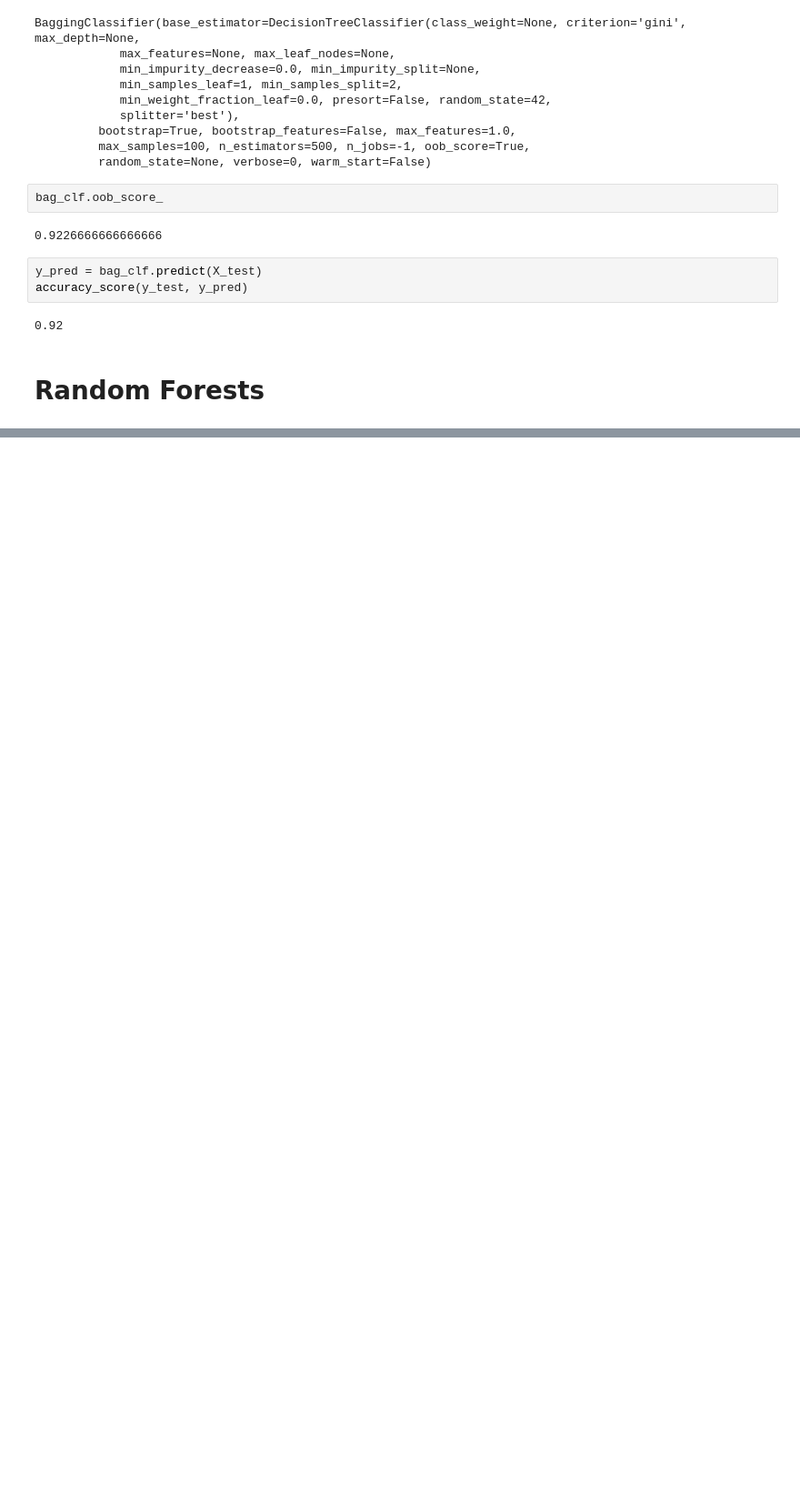
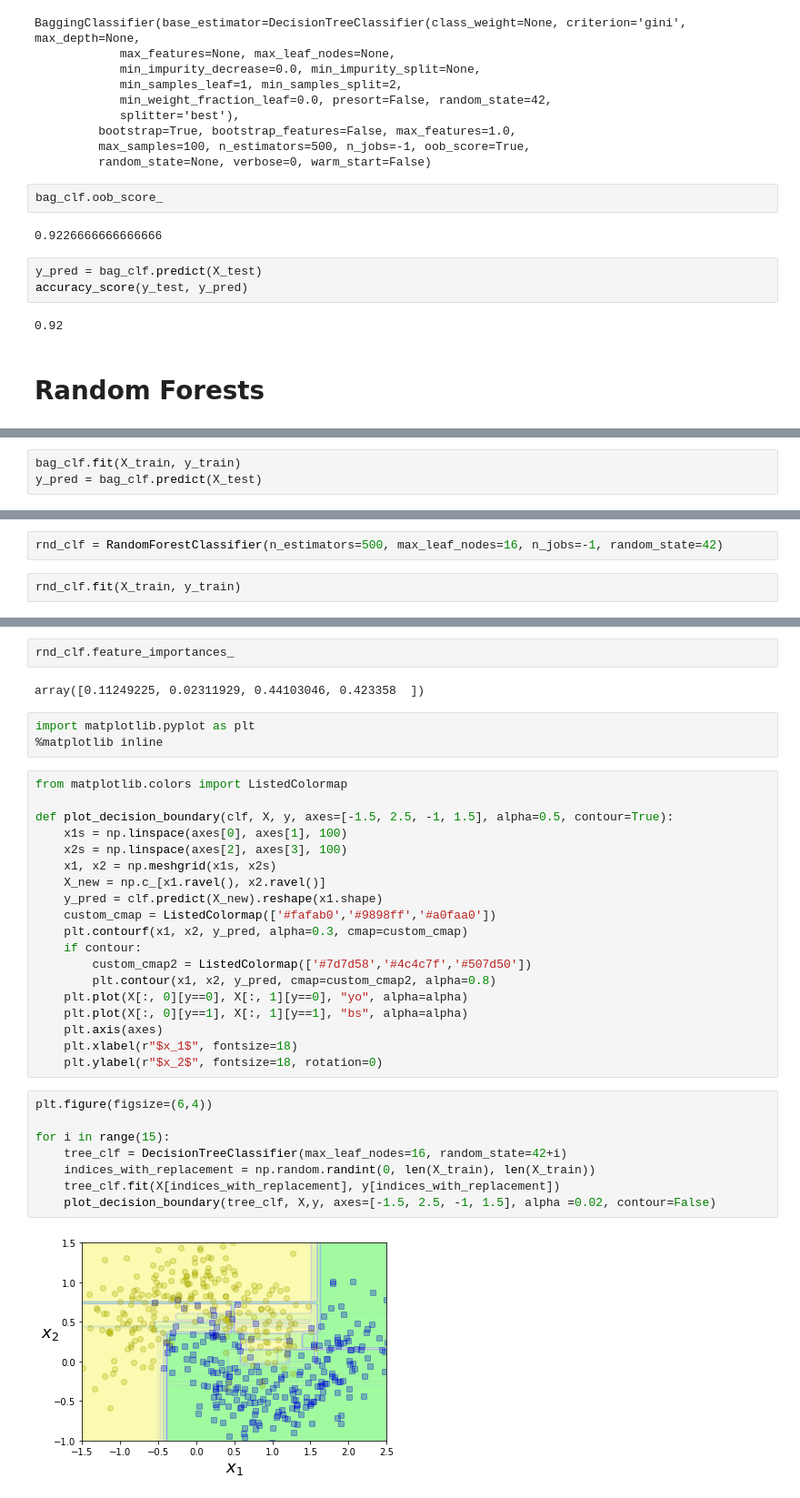
Before and after one commit to jpl1991/Machine-Learning, a Jupyter notebook: Jupyter/Hand_On_Machine_Learning/Ensemble learning and Random Forest.ipynb, the cells around one changed output, grey strips where cells are left out. Shown at 91% size. Saved outputs shown, nothing was run; the diff lists cells and outputs as text; blank space fills up the shorter version.

Commit message:
random forests

```diff
--- a/Jupyter/Hand_On_Machine_Learning/Ensemble learning and Random Forest.ipynb
+++ b/Jupyter/Hand_On_Machine_Learning/Ensemble learning and Random Forest.ipynb
@@ -116,0 +122,3 @@ accuracy_score(y_test, y_pred)
+# %%
+bag_clf.fit(X_train, y_train)
+y_pred = bag_clf.predict(X_test)
@@ -116,0 +127,4 @@ accuracy_score(y_test, y_pred)
+# %%
+rnd_clf = RandomForestClassifier(n_estimators=500, max_leaf_nodes=16, n_jobs=-1, random_state=42)
+# %%
+rnd_clf.fit(X_train, y_train)
@@ -116,0 +170,36 @@ accuracy_score(y_test, y_pred)
+# %%
+rnd_clf.feature_importances_
+# %% [output]
+array([0.11249225, 0.02311929, 0.44103046, 0.423358  ])
+# %%
+import matplotlib.pyplot as plt
+%matplotlib inline
+# %%
+from matplotlib.colors import ListedColormap
+
+def plot_decision_boundary(clf, X, y, axes=[-1.5, 2.5, -1, 1.5], alpha=0.5, contour=True):
+    x1s = np.linspace(axes[0], axes[1], 100)
+    x2s = np.linspace(axes[2], axes[3], 100)
+    x1, x2 = np.meshgrid(x1s, x2s)
+    X_new = np.c_[x1.ravel(), x2.ravel()]
+    y_pred = clf.predict(X_new).reshape(x1.shape)
+    custom_cmap = ListedColormap(['#fafab0','#9898ff','#a0faa0'])
+    plt.contourf(x1, x2, y_pred, alpha=0.3, cmap=custom_cmap)
+    if contour:
+        custom_cmap2 = ListedColormap(['#7d7d58','#4c4c7f','#507d50'])
+        plt.contour(x1, x2, y_pred, cmap=custom_cmap2, alpha=0.8)
+    plt.plot(X[:, 0][y==0], X[:, 1][y==0], "yo", alpha=alpha)
+    plt.plot(X[:, 0][y==1], X[:, 1][y==1], "bs", alpha=alpha)
+    plt.axis(axes)
+    plt.xlabel(r"$x_1$", fontsize=18)
+    plt.ylabel(r"$x_2$", fontsize=18, rotation=0)
+# %%
+plt.figure(figsize=(6,4))
+
+for i in range(15):
+    tree_clf = DecisionTreeClassifier(max_leaf_nodes=16, random_state=42+i)
+    indices_with_replacement = np.random.randint(0, len(X_train), len(X_train))
+    tree_clf.fit(X[indices_with_replacement], y[indices_with_replacement])
+    plot_decision_boundary(tree_clf, X,y, axes=[-1.5, 2.5, -1, 1.5], alpha =0.02, contour=False)
+# %% [output]
+[figure, added]
```
Also changed, not shown: parts of 15 cells of this notebook.
